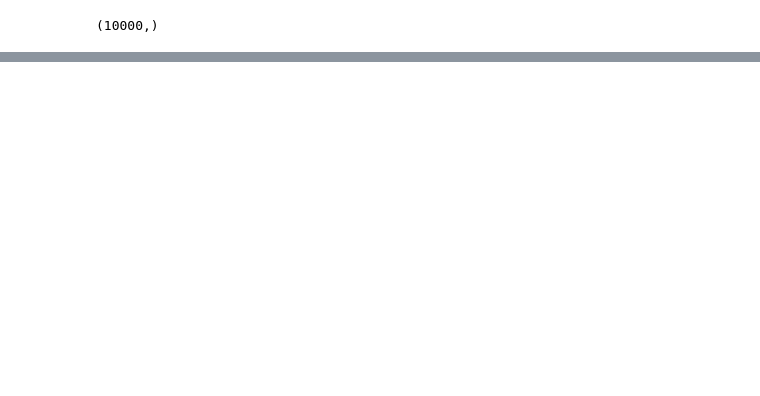
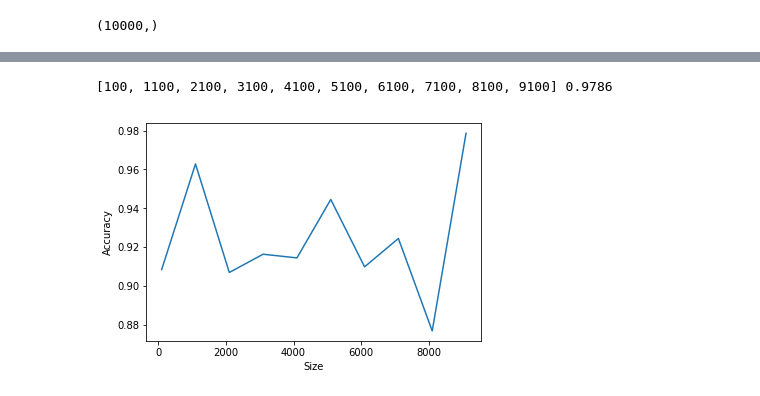
Before and after one commit to motein/ML, a Jupyter notebook: FittingAlgorithm/solution_1.ipynb, the cells around one changed output, grey strips where cells are left out. Cells and saved outputs as stored; diff of their text form; code cells hidden in the pictures; blank space fills up the shorter version.

```diff
--- a/FittingAlgorithm/solution_1.ipynb
+++ b/FittingAlgorithm/solution_1.ipynb
@@ -44,0 +108,26 @@ plt.show()
+# %%
+def compute_accuracy_with_size(size_list, precision=0.01):
+    accuracies = []
+    for i in size_list:
+        Wafer1, Wafer2 = generate_experiment_data(i)
+        a,b = calc_parameters(Wafer1, Wafer2)
+        wafer = a * Wafer2 + b
+#         print(np.shape(Wafer1), np.shape(wafer))
+        accuracy = compute_accuracy(Wafer1, wafer, sort=True, precision=precision)
+#         print("Hehe", accuracy)
+        accuracies.append(accuracy)
+
+    return accuracies
+
+size_list = [i for i in range(100, 10000, 1000)]
+# size_list = [100,10000]
+accuracies = compute_accuracy_with_size(size_list, 0.1)
+# %%
+print(size_list, np.max(accuracies))
+plt.plot(size_list, accuracies)
+plt.xlabel('Size')
+plt.ylabel('Accuracy')
+plt.show()
+# %% [output]
+[100, 1100, 2100, 3100, 4100, 5100, 6100, 7100, 8100, 9100] 0.9786
+[figure, added]
```
Also changed, not shown: parts of 9 cells of this notebook, 2 other files.
